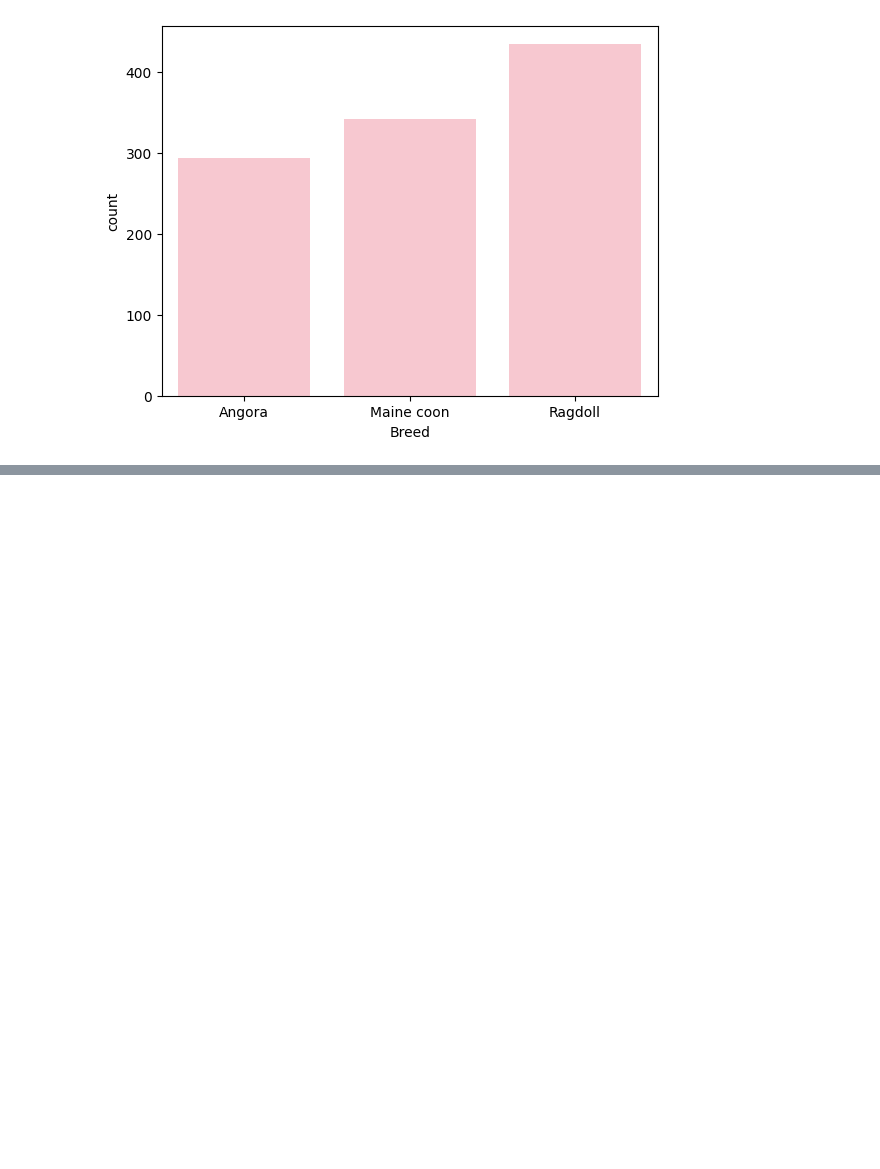
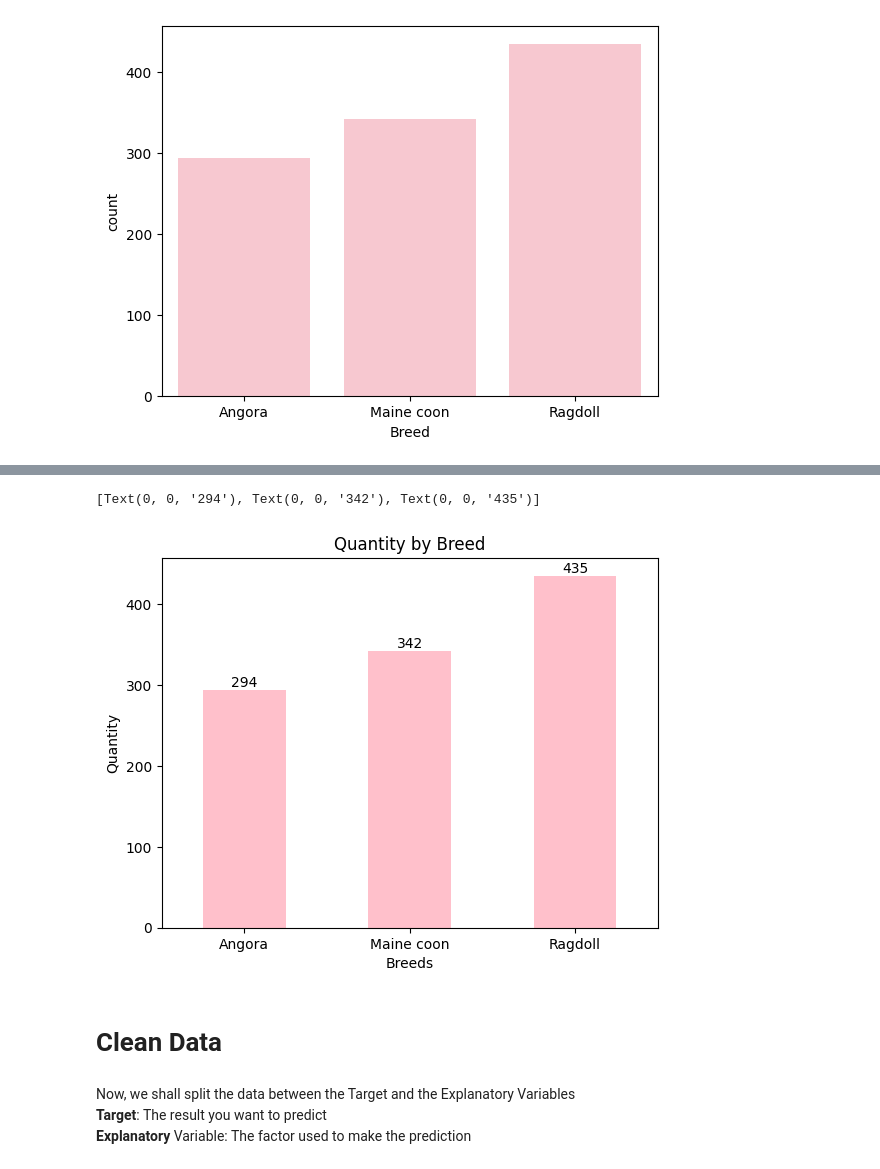
Before and after one commit to annaguerrra/AI-Bosch, a Jupyter notebook: Aula06/main.ipynb, the cells around one changed output, grey strips where cells are left out. Saved outputs shown, nothing was run; the diff lists cells and outputs as text; code cells hidden in the pictures; blank space fills up the shorter version.

```diff
--- a/Aula06/main.ipynb
+++ b/Aula06/main.ipynb
@@ -71,0 +100,13 @@ sns.countplot(x=db["Breed"], color="pink")
+# %%
+breed = db['Breed'].value_counts().sort_index()
+breed = breed.plot(kind="bar", x=db['Breed'], color="pink", xlabel='Breeds', ylabel='Quantity', rot=360, title='Quantity by Breed' )
+breed.bar_label(breed.containers[0])
+# %% [output]
+[Text(0, 0, '294'), Text(0, 0, '342'), Text(0, 0, '435')]
+[figure, added]
+# %% [markdown]
+# Clean Data
+# %% [markdown]
+Now, we shall split the data between the Target and the Explanatory Variables
+**Target**: The result you want to predict
+**Explanatory** Variable: The factor used to make the prediction
```
Also changed, not shown: parts of 19 cells of this notebook, 1 other file.
